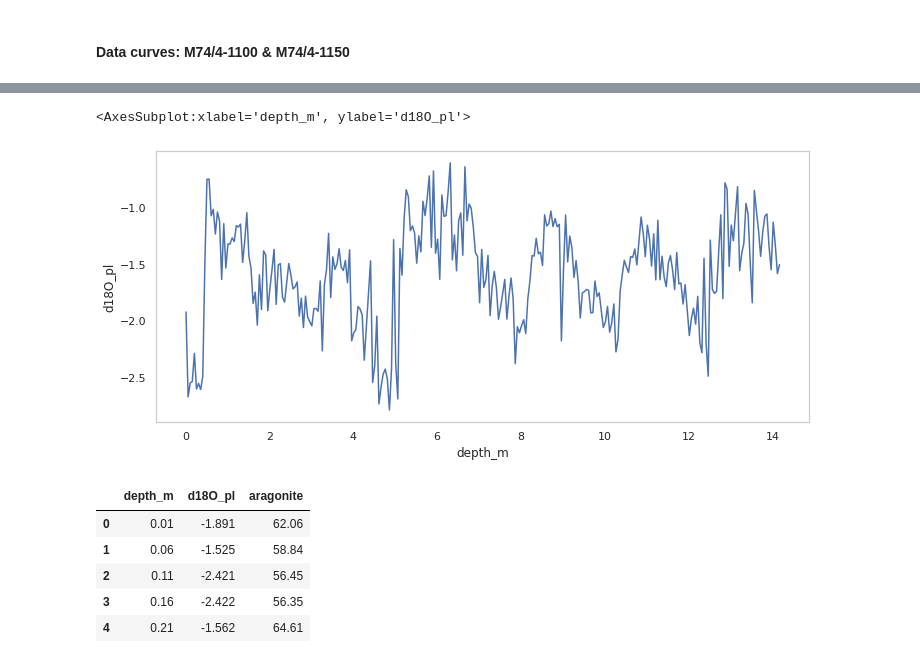
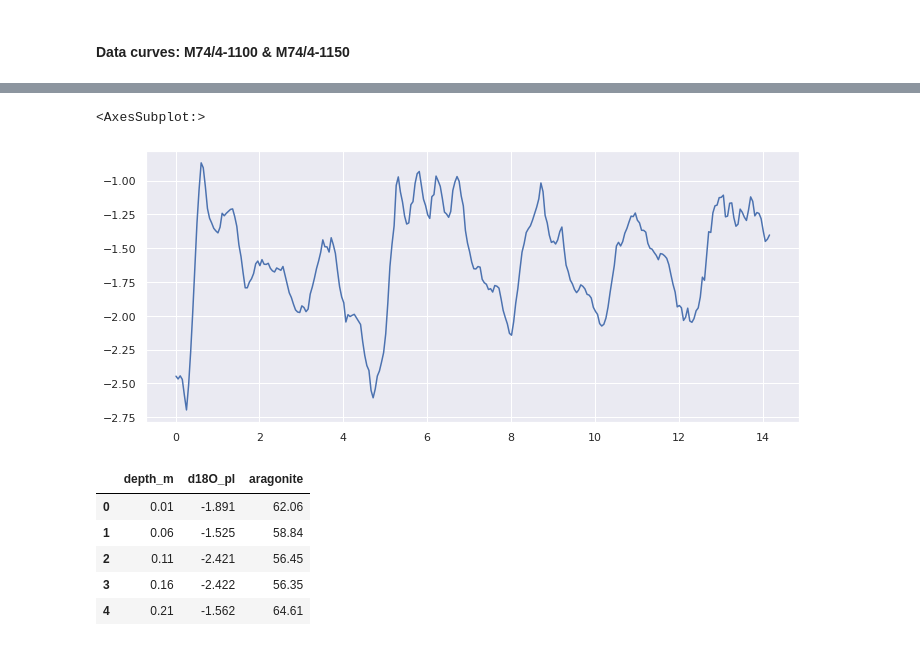
Before and after one commit to leoATxinyu/dtw, a Jupyter notebook: dtw.ipynb, the cells around one changed output, grey strips where cells are left out. Drawn from its saved outputs; the diff is of its cells as text; code cells hidden in the pictures.

```diff
--- a/dtw.ipynb
+++ b/dtw.ipynb
@@ -66,2 +66,7 @@ df_1100 = pd.read_csv('data/1100_complete.csv')
 # %%
-df_1100 = df_1100[['depth_m', 'd18O_pl', 'aragonite']]
+x = df_1100['depth_m']
+y = df_1100['d18O_pl']
+
+x = np.array(x)
+y = np.array(y)
+y = savitzky_golay(y, 11, 3) # window size 51, polynomial order 3
@@ -77,8 +73,9 @@ df_1100.tail()
 # %%
-sns.lineplot(data=df_1100, x='depth_m', y='d18O_pl')
+# sns.lineplot(data=df_1100, x='depth_m', y='d18O_pl')
+sns.lineplot(x=x, y=y)
 # %% [output]
-<AxesSubplot:xlabel='depth_m', ylabel='d18O_pl'>
+<AxesSubplot:>
-[figure, old version]
+[figure, new version]
 # %%
 df_1150 = pd.read_csv('data/1150_complete.csv')
 # %%
```
Also changed, not shown: parts of 8 cells of this notebook, 11 other files.
